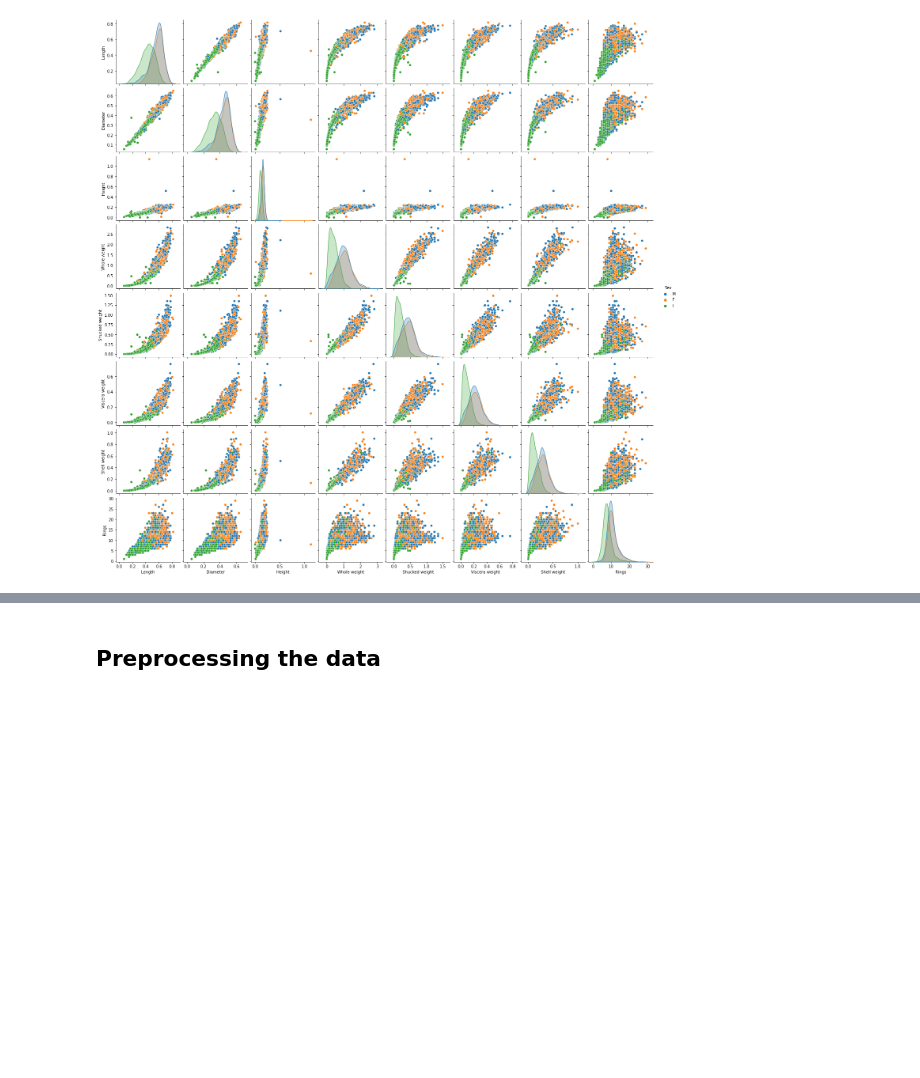
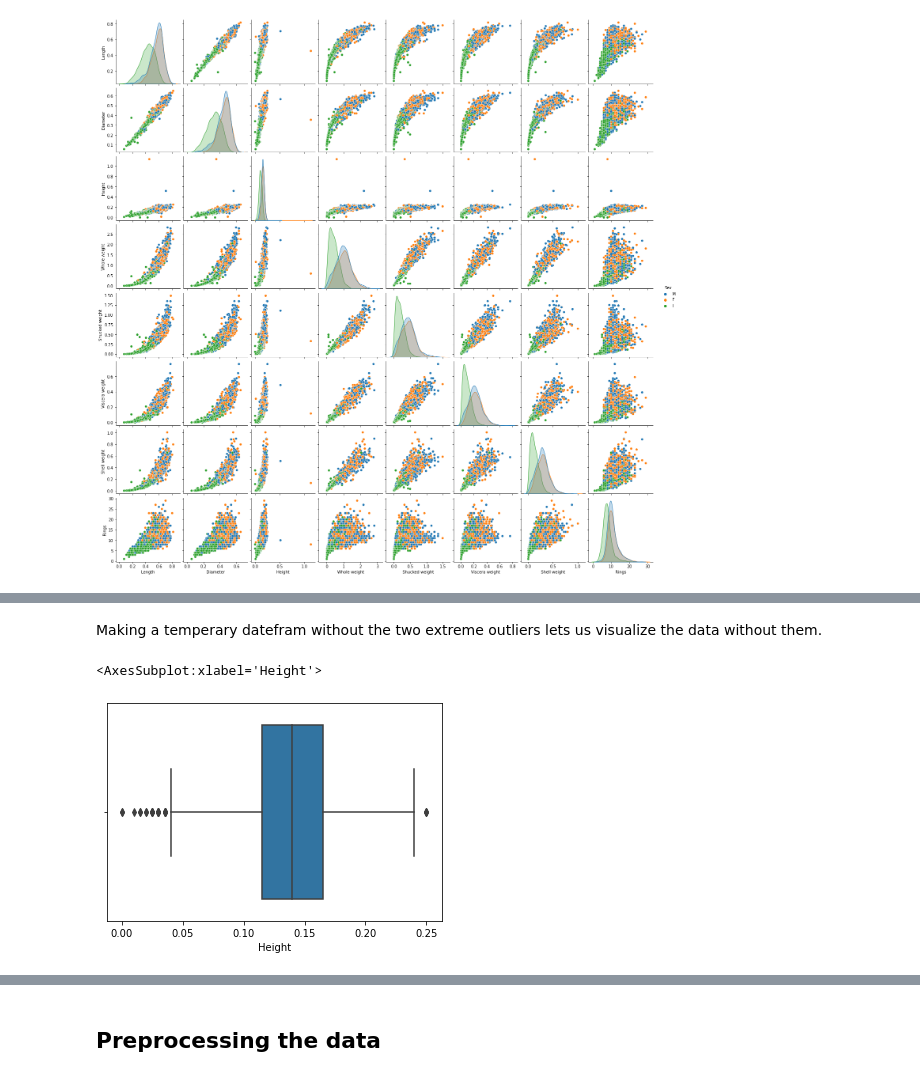
Before and after one commit to martembr/machinelearning, a Jupyter notebook: Abalone.ipynb, the cells around one changed output, grey strips where cells are left out. Saved outputs shown, nothing was run; the diff lists cells and outputs as text; code cells hidden in the pictures; blank space fills up the shorter version.

```diff
--- a/Abalone.ipynb
+++ b/Abalone.ipynb
@@ -90,0 +99,11 @@ From the pairplot we can see that when it comes to the height variable there are
+# %% [markdown]
+Making a temperary datefram without the two extreme outliers lets us visualize the data without them.
+# %%
+index_max_height = df["Height"].idxmax()
+tempdf = df.drop(index = index_max_height)
+index_max_height2 = tempdf["Height"].idxmax()
+tempdf = tempdf.drop(index = index_max_height2)
+sns.boxplot(x=tempdf["Height"])
+# %% [output]
+<AxesSubplot:xlabel='Height'>
+[figure, added]
```
Also changed, not shown: parts of 8 cells of this notebook.
